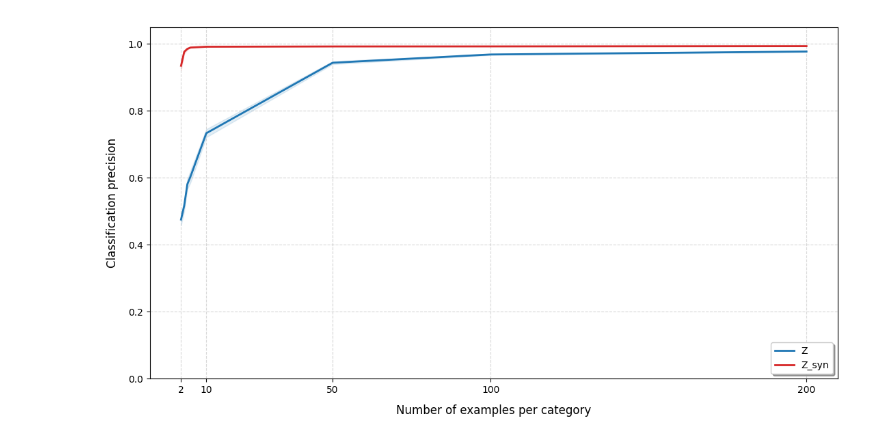
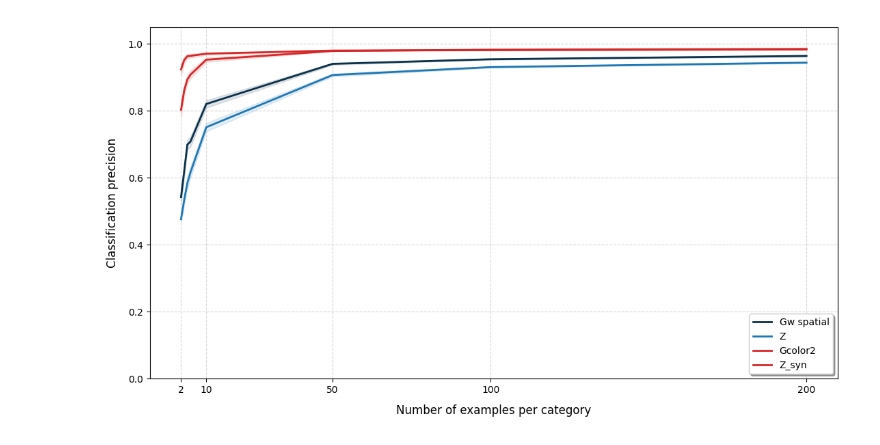
Before and after one commit to lucas-ch/gwsyn, a Jupyter notebook: notebooks/3mod_semantic_vacuum.ipynb, the cells around one changed output. Saved outputs shown, nothing was run; the diff lists cells and outputs as text; code cells hidden in the pictures.

```diff
--- a/notebooks/3mod_semantic_vacuum.ipynb
+++ b/notebooks/3mod_semantic_vacuum.ipynb
@@ -13,7 +13,7 @@ from syn_project.utils_notebook import *
 
 %matplotlib widget
 # %%
-condition = "3mod_basic_s126_a05"
+condition = "base_task"
 checkpoint_epoch = 0
 n_samples_test = 1000
 split = "test"
@@ -49,10 +49,10 @@ with total_silence():
         r.append({i: res})
 # %%
 DISPLAY_CONFIG = {
-    'z_spatial': False,
+    'z_spatial': True,
     'z_couleur': False,
     'z_vision_2': True,
-    'z_syn': False,
+    'z_syn': True,
     'z_syn_fusion': True,
 }
 
@@ -75,31 +75,31 @@ for key, should_display in DISPLAY_CONFIG.items():
         means = []
         cis = []
         for epoch_dict in history:
             epoch_num = list(epoch_dict.keys())[0]
             data = epoch_dict[epoch_num][key]
             means.append(data['mean'])
             cis.append(data['ci_95'])
         means = np.array(means)
         cis = np.array(cis)
 
         color = style_config[key]['color']
         custom_label = style_config[key]['label']
 
         plt.plot(keys, means, label=custom_label,
                  color=color, linewidth=2, markersize=6)
         plt.fill_between(keys, means - cis, means + cis,
                          color=color, alpha=0.12)
 
 plt.xlabel("Number of examples per category", fontsize=12, labelpad=10)
 plt.ylabel("Classification precision", fontsize=12, labelpad=10)
 
 ax = plt.gca()
 plt.xticks([2, 10, 50, 100, 200])                   # ← une valeur de tick par entrée dans keys
 plt.ylim(0, 1.05)                   # ← 5% de marge au-dessus de 1
 
 plt.grid(True, linestyle='--', alpha=0.5)
 plt.legend(loc='lower right', frameon=True, shadow=True)
 plt.tight_layout()
 plt.show()
 # %% [output]
-[figure, old version]
+[figure, new version]
```
Also changed, not shown: 11 other files.
